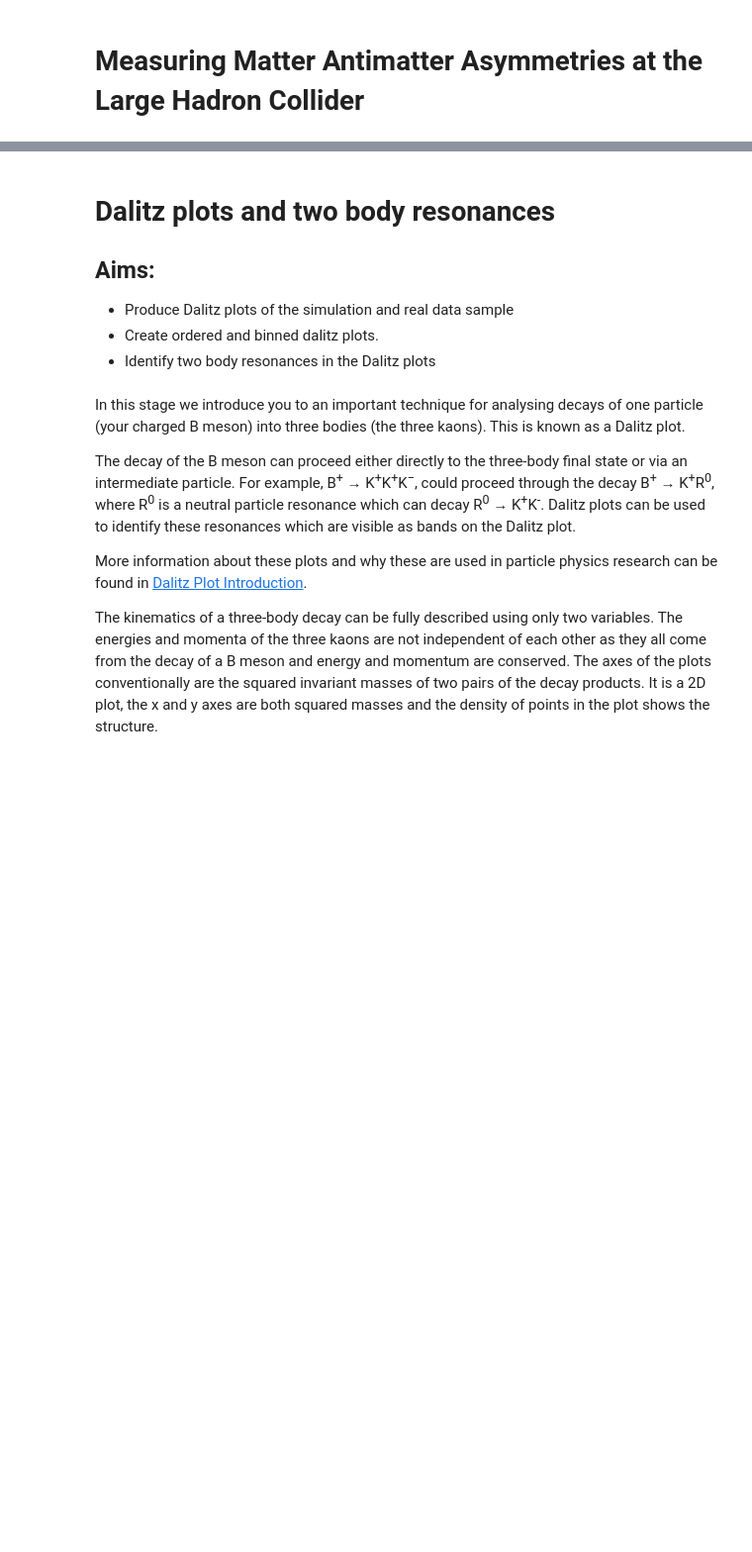
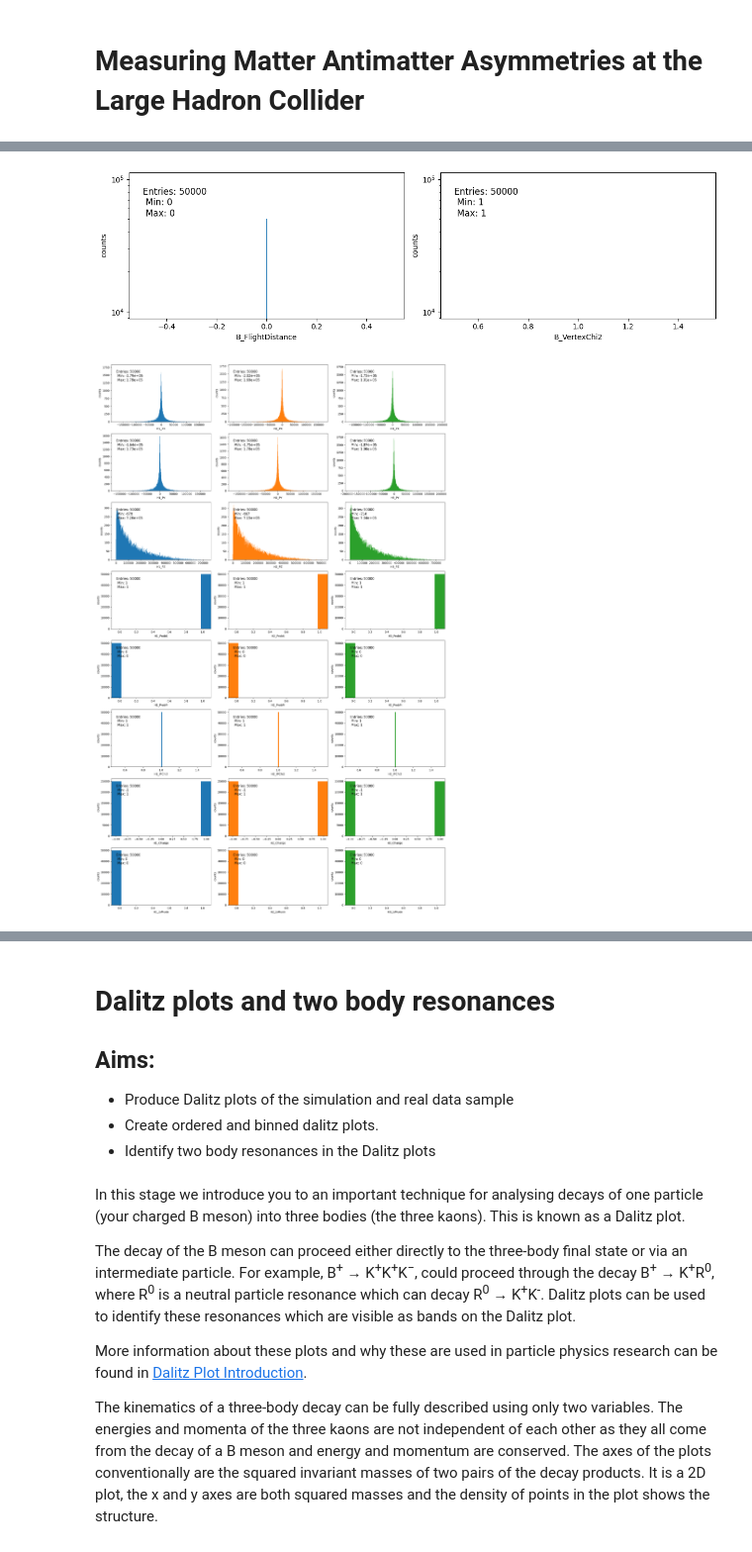
Before and after one commit to gmoretti03/LHCb-opendata-acp, a Jupyter notebook: Code_general/Frequentist/Frequentist_Analysis.ipynb, the cells around one changed output, grey strips where cells are left out. Shown at 99% size. Saved outputs shown, nothing was run; the diff lists cells and outputs as text; code cells hidden in the pictures; blank space fills up the shorter version.

```diff
--- a/Code_general/Frequentist/Frequentist_Analysis.ipynb
+++ b/Code_general/Frequentist/Frequentist_Analysis.ipynb
@@ -253,0 +34,3 @@ Here you have only considered the statistical uncertainty. Your measurement will
+# %%
+# Load Simulated Data
+sim_data = uproot.open("./Data/PhaseSpaceSimulation.root")
@@ -253,0 +39,3 @@ Here you have only considered the statistical uncertainty. Your measurement will
+# %%
+# Transform the RootTree into a Pandas DataFrame
+df_sim_data = sim_data['PhaseSpaceTree'].arrays(library='pd')
@@ -253,0 +52,3 @@ Here you have only considered the statistical uncertainty. Your measurement will
+# %%
+# the Features (columns)
+for feature in df_sim_data.columns: print(feature)
@@ -253,0 +121,19 @@ Here you have only considered the statistical uncertainty. Your measurement will
+# %%
+GLOBAL_FEATURES = ["B_FlightDistance", "B_VertexChi2"]
+ORIGINAL_FEATURES = ["PX", "PY", "PZ", "ProbK", "ProbPi", "IPChi2", "Charge", "isMuon"]
+
+products_features_settings_1 = {
+    'PX': {'xlim': (None, None), 'bins': 1000},
+    'PY': {'xlim': (None, None), 'bins': 1000},
+    'PZ': {'xlim': (None, None), 'bins': 1000},
+    'ProbK': {'xlim': (-0.1, 1.1), 'bins': 10},
+    'ProbPi': {'xlim': (-0.1, 1.1), 'bins': 10},
+    'Charge': {'xlim': (-1.1, 1.1), 'bins': 10},
+    'IPChi2': {'xlim': (None, None), 'bins': 100},
+    'isMuon': {'xlim': (-0.1, 1.1), 'bins': 10},
+}
+
+fig, axes = plot_all_features(df_sim_data, global_features=GLOBAL_FEATURES, products_features=ORIGINAL_FEATURES, products_features_settings=products_features_settings_1)
+# %% [output]
+[figure, added]
+[figure, added]
```
Also changed, not shown: parts of 129 cells of this notebook.
